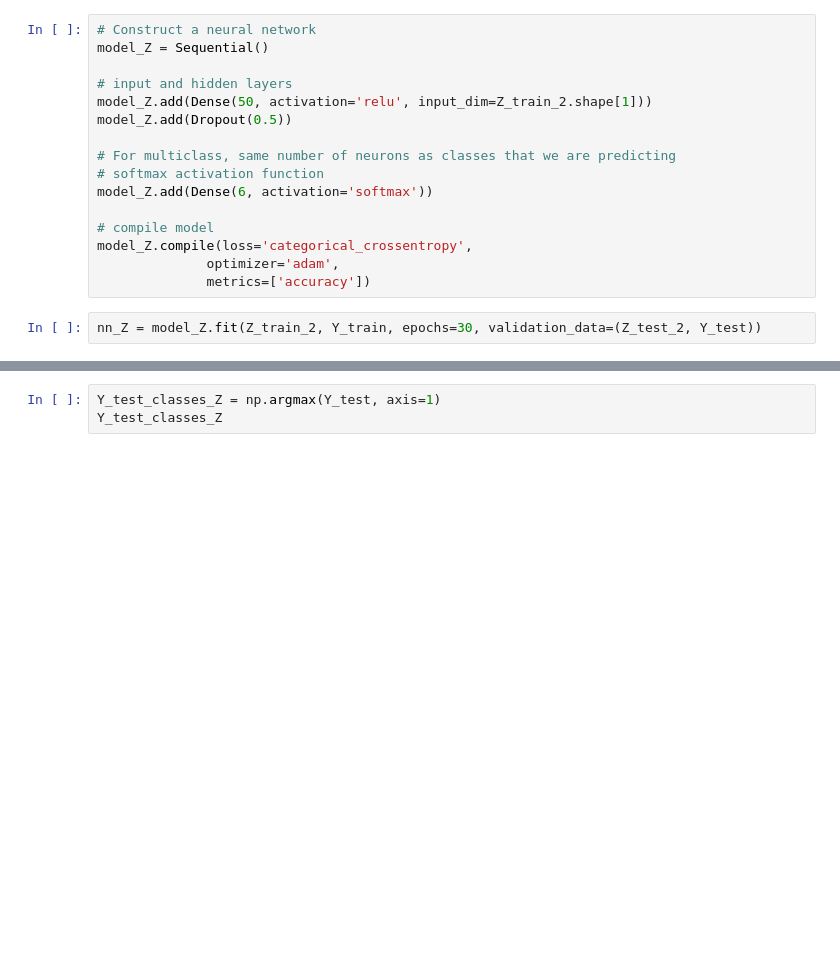
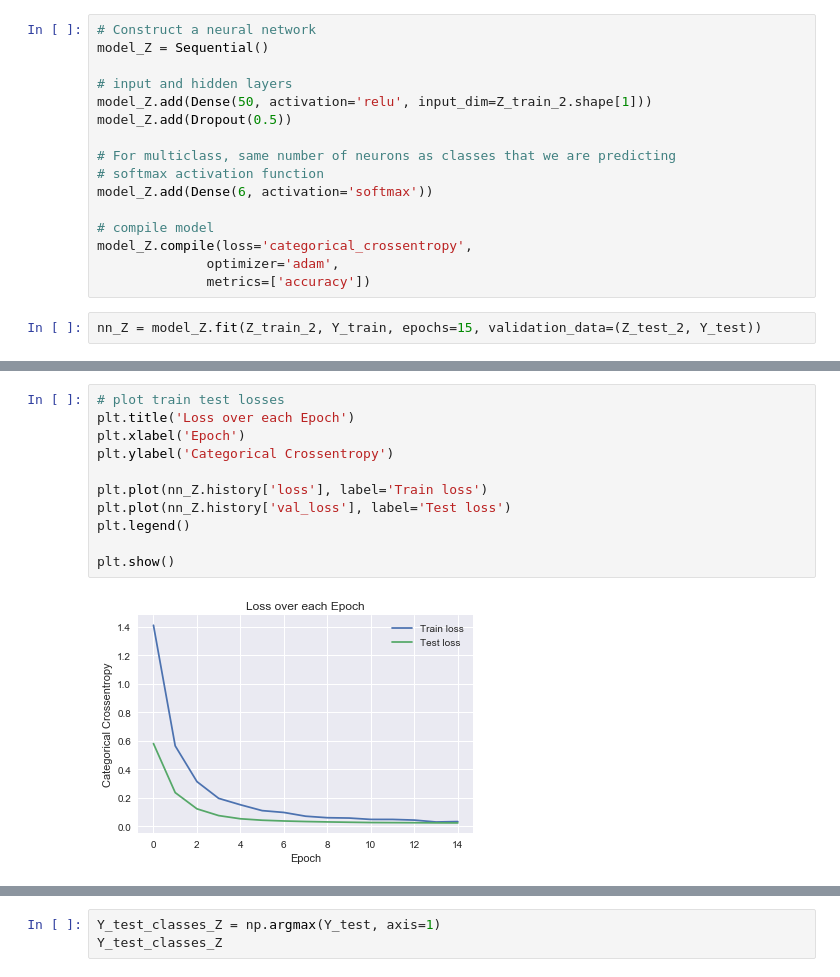
Before and after one commit to surajsakaram/Capstone, a Jupyter notebook: code/03_Modeling.ipynb, the cells around one changed output, grey strips where cells are left out. Cells and saved outputs as stored; diff of their text form; blank space fills up the shorter version.

```diff
--- a/code/03_Modeling.ipynb
+++ b/code/03_Modeling.ipynb
@@ -611,6 +647,6 @@ model_Z.compile(loss='categorical_crossentropy',
               optimizer='adam',
               metrics=['accuracy'])
 # %%
-nn_Z = model_Z.fit(Z_train_2, Y_train, epochs=30, validation_data=(Z_test_2, Y_test))
+nn_Z = model_Z.fit(Z_train_2, Y_train, epochs=15, validation_data=(Z_test_2, Y_test))
 # %% [output]
 Train on 3051 samples, validate on 1017 samples
@@ -633,3 +678,16 @@ Epoch 30/30
+# %%
+# plot train test losses
+plt.title('Loss over each Epoch')
+plt.xlabel('Epoch')
+plt.ylabel('Categorical Crossentropy')
+
+plt.plot(nn_Z.history['loss'], label='Train loss')
+plt.plot(nn_Z.history['val_loss'], label='Test loss')
+plt.legend()
+
+plt.show()
+# %% [output]
+[figure, added]
 # %%
 model_Z.predict(Z_test_2).argmax(axis=1)
 # %% [output]
```
Also changed, not shown: parts of 81 cells of this notebook, 22 other files.
